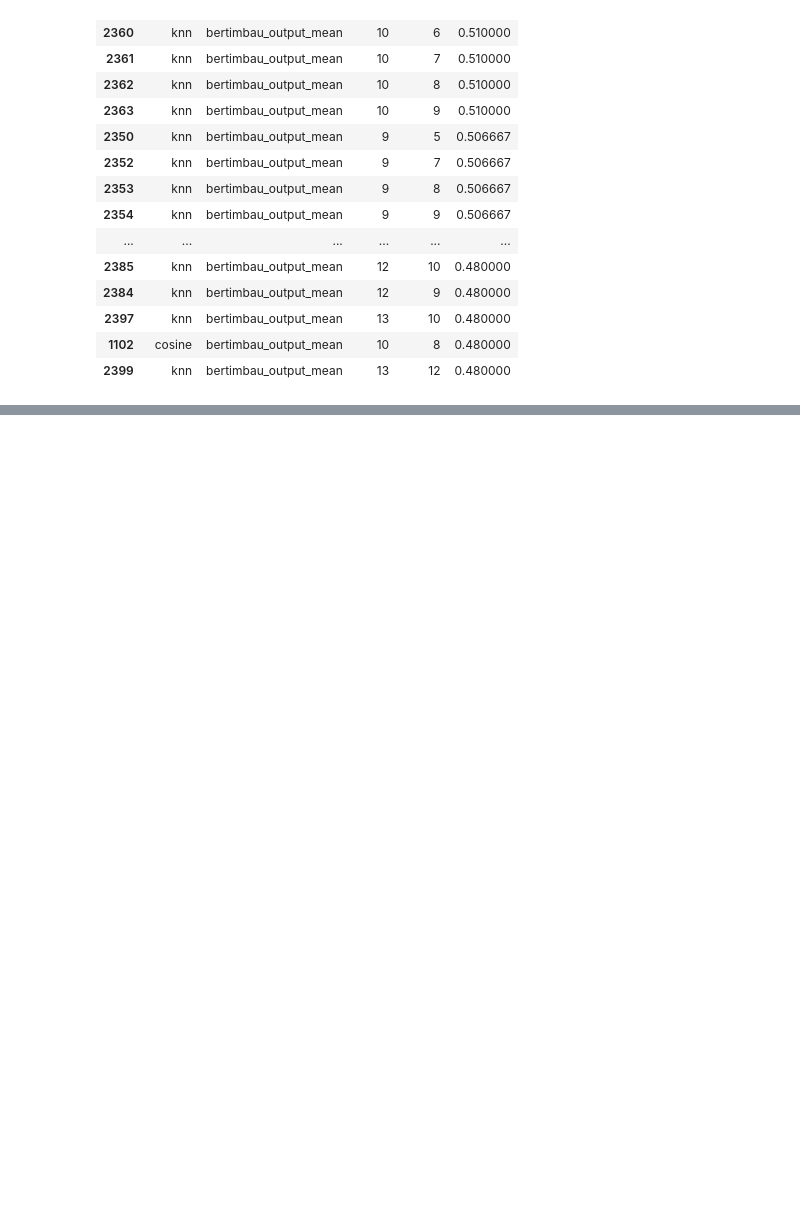
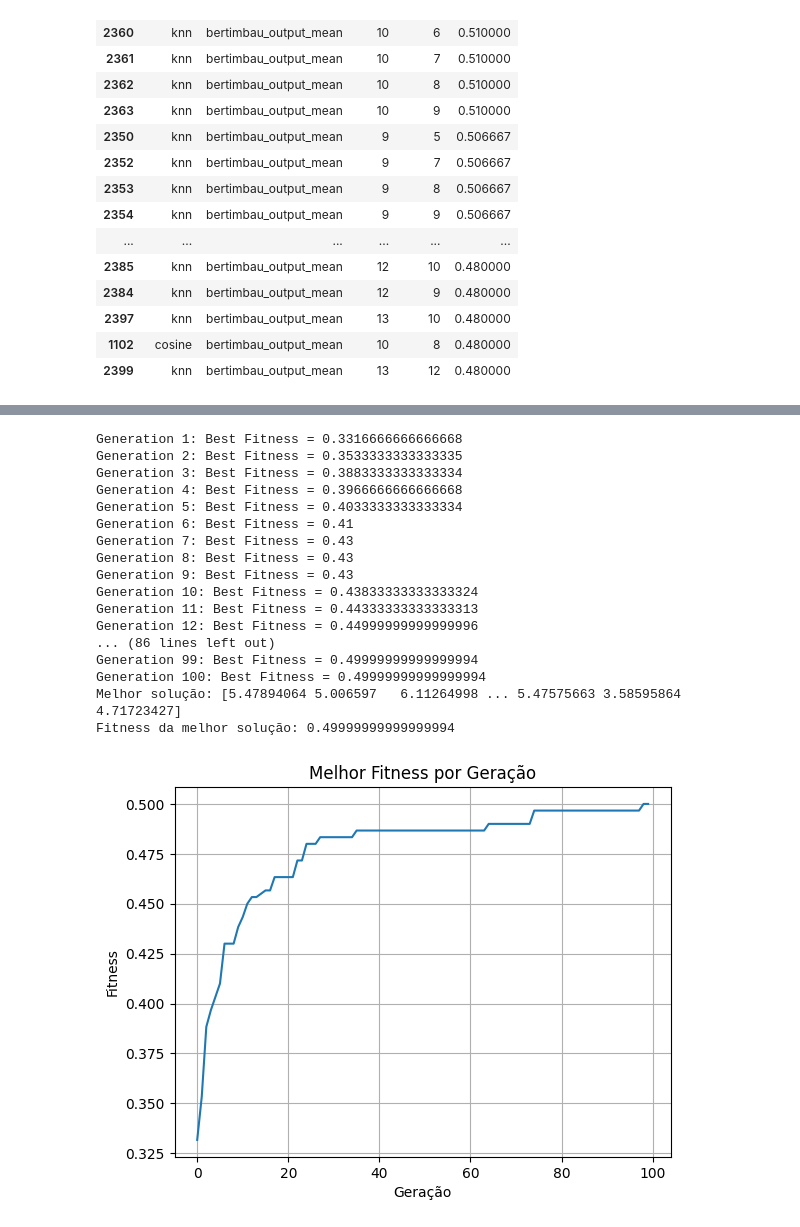
Before and after one commit to rafavidal1709/projeto-aplicado-iii, a Jupyter notebook: Acurácia_dos_modelos.ipynb, the cells around one changed output, grey strips where cells are left out. Drawn from its saved outputs; the diff is of its cells as text; code cells hidden in the pictures; blank space fills up the shorter version.

```diff
--- a/Acurácia_dos_modelos.ipynb
+++ b/Acurácia_dos_modelos.ipynb
@@ -74,6 +74,7 @@ OU se ele já está no formato correto no Google Drive:
 dataset = load_dataset("dataset_accuracy")
 dataset2 = load_dataset("dataset_accuracy_2")
 accuracy = load_dataset("evaluate")
+mask = load_dataset("mask")
 # %% [markdown]
 Também pode salvá-lo no Google Drive:
 # %%
@@ -742,0 +772,66 @@ df_sorted.head(50)
+# %%
+import pygad
+import numpy as np
+import matplotlib.pyplot as plt
+
+# Lista para armazenar o melhor resultado de cada geração
+best_fitness_values = []
+
+# Função de aptidão (fitness function) com três parâmetros
+def fitness_func(ga_instance, solution, solution_idx):
+    return evaluate(dataset, dataset2, 'knn', 'bertimbau_output_mean', top_n=10, repeat=1, mask=solution)
+
+# Função de callback para salvar o melhor resultado de cada geração
+def callback_generation(ga_instance):
+    best_fitness_values.append(ga_instance.best_solution()[1])
+    print(f"Generation {ga_instance.generations_completed}: Best Fitness = {ga_instance.best_solution()[1]}")
+
+# Parâmetros do GA
+ga_instance = pygad.GA(num_generations=100,
+                       num_parents_mating=10,
+                       fitness_func=fitness_func,
+                       sol_per_pop=200,  # Tamanho da população
+                       num_genes=1024,   # Cada indivíduo tem 1024 valores
+                       gene_type=float,  # Genes são valores float
+                       init_range_low=0.0,  # Valor mínimo para inicialização dos genes
+                       init_range_high=1.0, # Valor máximo para inicialização dos genes
+                       mutation_type="random",  # Tipo de mutação
+                       random_mutation_min_val=0.0,  # Valor mínimo após mutação
+                       random_mutation_max_val=1.0,  # Valor máximo após mutação
+                       crossover_type="single_point",  # Tipo de crossover
+                       on_generation=callback_generation)  # Callback para salvar o melhor resultado
+
+# Executa o GA
+ga_instance.run()
+
+# Obtém a solução mais apta
+solution, solution_fitness, solution_idx = ga_instance.best_solution()
+print(f"Melhor solução: {solution}")
+print(f"Fitness da melhor solução: {solution_fitness}")
+
+# Plota o gráfico do melhor fitness por geração
+plt.plot(best_fitness_values)
+plt.title("Melhor Fitness por Geração")
+plt.xlabel("Geração")
+plt.ylabel("Fitness")
+plt.grid()
+plt.show()
+# %% [output]
+Generation 1: Best Fitness = 0.3316666666666668
+Generation 2: Best Fitness = 0.3533333333333335
+Generation 3: Best Fitness = 0.3883333333333334
+Generation 4: Best Fitness = 0.3966666666666668
+Generation 5: Best Fitness = 0.4033333333333334
+Generation 6: Best Fitness = 0.41
+Generation 7: Best Fitness = 0.43
+Generation 8: Best Fitness = 0.43
+Generation 9: Best Fitness = 0.43
+Generation 10: Best Fitness = 0.43833333333333324
+Generation 11: Best Fitness = 0.44333333333333313
+Generation 12: Best Fitness = 0.44999999999999996
+... (86 lines left out)
+Generation 99: Best Fitness = 0.49999999999999994
+Generation 100: Best Fitness = 0.49999999999999994
+Melhor solução: [5.47894064 5.006597   6.11264998 ... 5.47575663 3.58595864 4.71723427]
+Fitness da melhor solução: 0.49999999999999994
+[figure, added]
```
Also changed, not shown: parts of 4 cells of this notebook.
